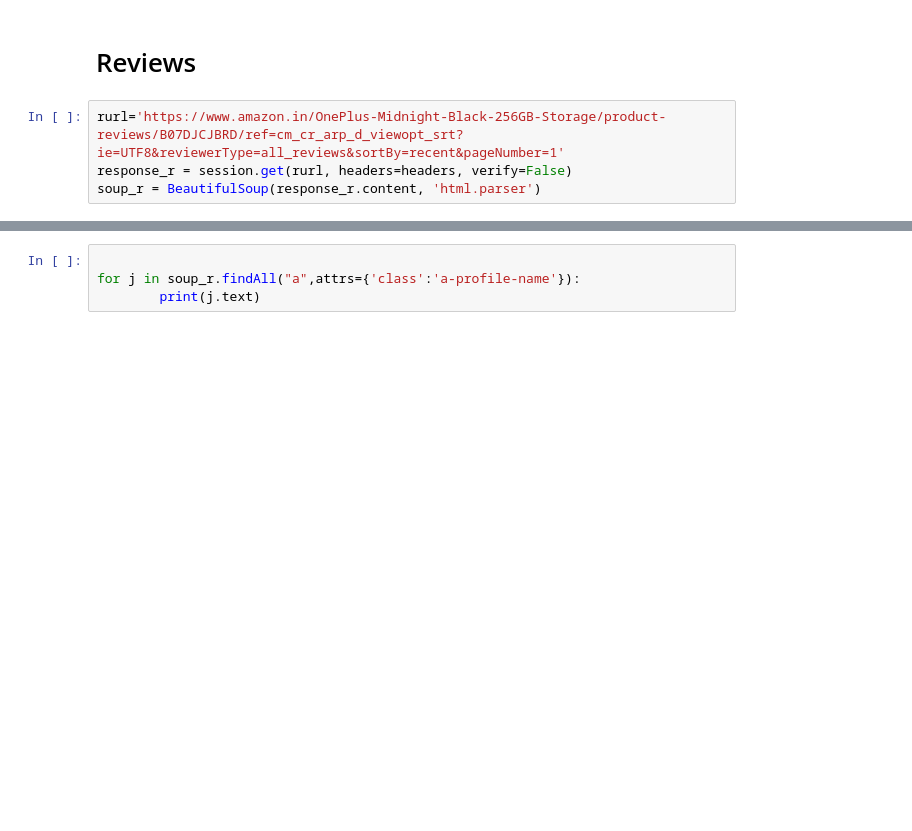
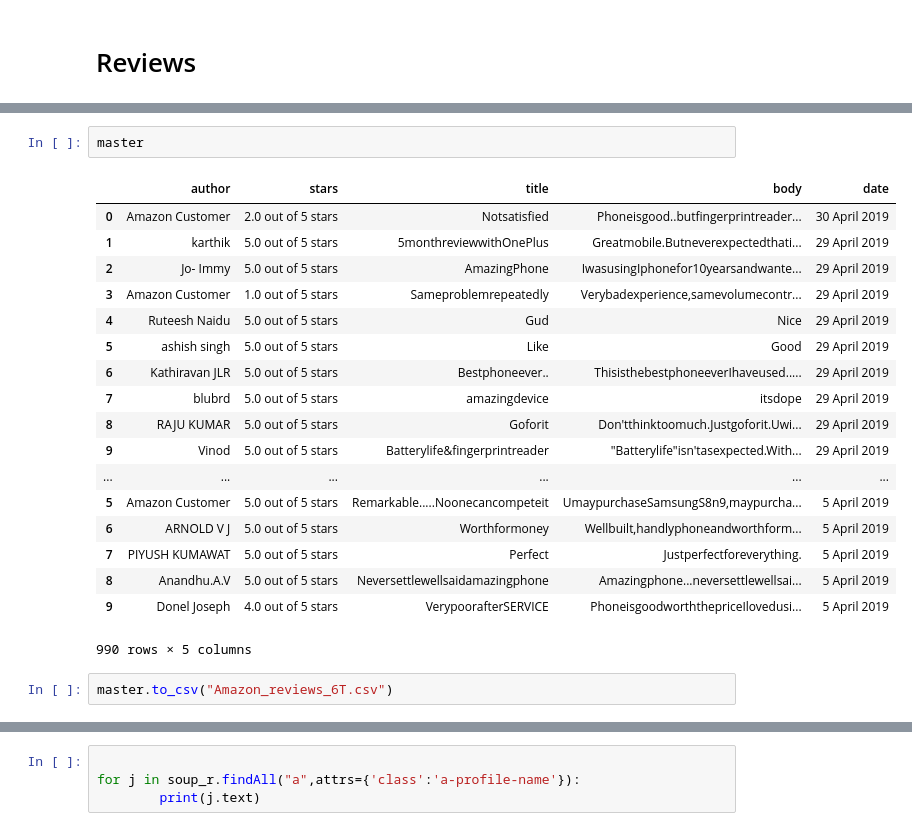
Before and after one commit to sbiswal1/Text, a Jupyter notebook: Test.ipynb, the cells around one changed output, grey strips where cells are left out. Cells and saved outputs as stored; diff of their text form; blank space fills up the shorter version.

```diff
--- a/Test.ipynb
+++ b/Test.ipynb
@@ -301,8 +299,4 @@ soup.findAll('img')
 </ul>
 # %% [markdown]
 # Reviews
-# %%
-rurl='https://www.amazon.in/OnePlus-Midnight-Black-256GB-Storage/product-reviews/B07DJCJBRD/ref=cm_cr_arp_d_viewopt_srt?ie=UTF8&reviewerType=all_reviews&sortBy=recent&pageNumber=1'
-response_r = session.get(rurl, headers=headers, verify=False)
-soup_r = BeautifulSoup(response_r.content, 'html.parser')
 # %%
@@ -327,0 +335,23 @@ for j in soup_r.findAll("span",attrs={'data-hook':'review-date'}):
+# %%
+master
+# %% [output]
+|  | author | stars | title | body | date |
+| 0 | Amazon Customer | 2.0 out of 5 stars | Notsatisfied | Phoneisgood..butfingerprintreader... | 30 April 2019 |
+| 1 | karthik | 5.0 out of 5 stars | 5monthreviewwithOnePlus | Greatmobile.Butneverexpectedthati... | 29 April 2019 |
+| 2 | Jo- Immy | 5.0 out of 5 stars | AmazingPhone | IwasusingIphonefor10yearsandwante... | 29 April 2019 |
+| 3 | Amazon Customer | 1.0 out of 5 stars | Sameproblemrepeatedly | Verybadexperience,samevolumecontr... | 29 April 2019 |
+| 4 | Ruteesh Naidu | 5.0 out of 5 stars | Gud | Nice | 29 April 2019 |
+| 5 | ashish singh | 5.0 out of 5 stars | Like | Good | 29 April 2019 |
+| 6 | Kathiravan JLR | 5.0 out of 5 stars | Bestphoneever.. | ThisisthebestphoneeverIhaveused..... | 29 April 2019 |
+| 7 | blubrd | 5.0 out of 5 stars | amazingdevice | itsdope | 29 April 2019 |
+| 8 | RAJU KUMAR | 5.0 out of 5 stars | Goforit | Don'tthinktoomuch.Justgoforit.Uwi... | 29 April 2019 |
+| 9 | Vinod | 5.0 out of 5 stars | Batterylife&fingerprintreader | "Batterylife"isn'tasexpected.With... | 29 April 2019 |
+| ... | ... | ... | ... | ... | ... |
+| 5 | Amazon Customer | 5.0 out of 5 stars | Remarkable.....Noonecancompeteit | UmaypurchaseSamsungS8n9,maypurcha... | 5 April 2019 |
+| 6 | ARNOLD V J | 5.0 out of 5 stars | Worthformoney | Wellbuilt,handlyphoneandworthform... | 5 April 2019 |
+| 7 | PIYUSH KUMAWAT | 5.0 out of 5 stars | Perfect | Justperfectforeverything. | 5 April 2019 |
+| 8 | Anandhu.A.V | 5.0 out of 5 stars | Neversettlewellsaidamazingphone | Amazingphone...neversettlewellsai... | 5 April 2019 |
+| 9 | Donel Joseph | 4.0 out of 5 stars | VerypoorafterSERVICE | PhoneisgoodworththepriceIlovedusi... | 5 April 2019 |
+990 rows × 5 columns
+# %%
+master.to_csv("Amazon_reviews_6T.csv")
```
Also changed, not shown: parts of 6 cells of this notebook, 1 other file.
